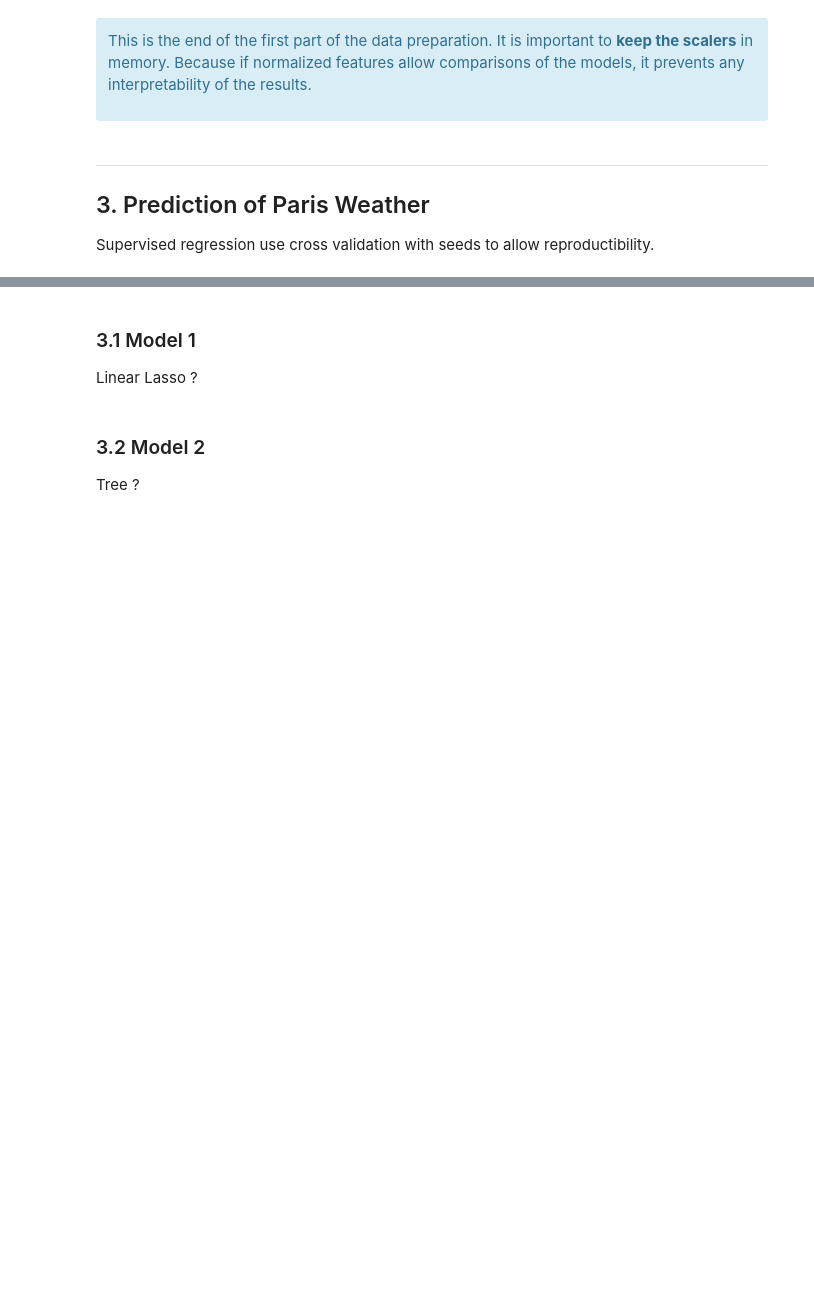
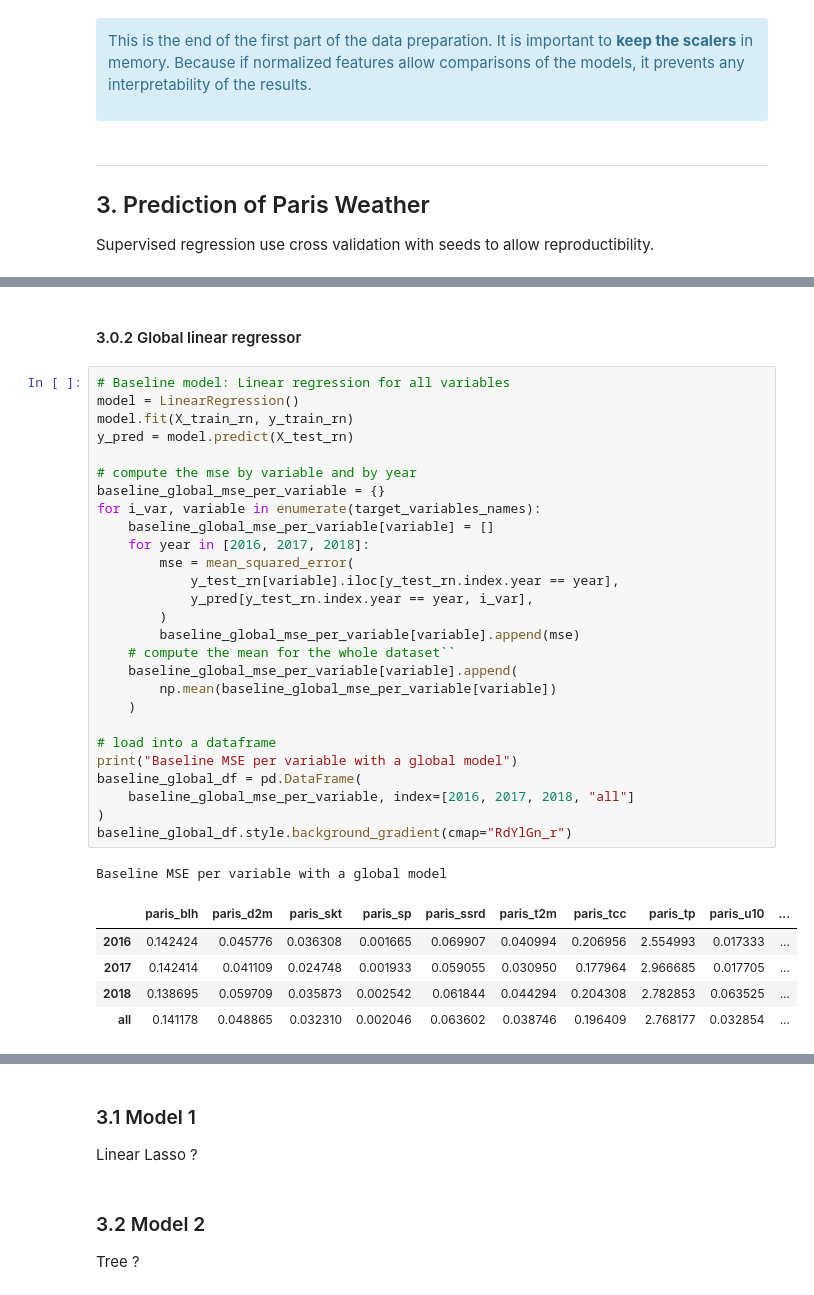
Before and after one commit to waddason/ML_ClimateEnergy_project2024, a Jupyter notebook: Main.ipynb, the cells around one changed output, grey strips where cells are left out. Saved outputs shown, nothing was run; the diff lists cells and outputs as text; blank space fills up the shorter version.

```diff
--- a/Main.ipynb
+++ b/Main.ipynb
@@ -380,0 +434,36 @@ Linear Regression
+# %% [markdown]
+#### 3.0.2 Global linear regressor
+# %%
+# Baseline model: Linear regression for all variables
+model = LinearRegression()
+model.fit(X_train_rn, y_train_rn)
+y_pred = model.predict(X_test_rn)
+
+# compute the mse by variable and by year
+baseline_global_mse_per_variable = {}
+for i_var, variable in enumerate(target_variables_names):
+    baseline_global_mse_per_variable[variable] = []
+    for year in [2016, 2017, 2018]:
+        mse = mean_squared_error(
+            y_test_rn[variable].iloc[y_test_rn.index.year == year],
+            y_pred[y_test_rn.index.year == year, i_var],
+        )
+        baseline_global_mse_per_variable[variable].append(mse)
+    # compute the mean for the whole dataset``
+    baseline_global_mse_per_variable[variable].append(
+        np.mean(baseline_global_mse_per_variable[variable])
+    )
+
+# load into a dataframe
+print("Baseline MSE per variable with a global model")
+baseline_global_df = pd.DataFrame(
+    baseline_global_mse_per_variable, index=[2016, 2017, 2018, "all"]
+)
+baseline_global_df.style.background_gradient(cmap="RdYlGn_r")
+# %% [output]
+Baseline MSE per variable with a global model
+|  | paris_blh | paris_d2m | paris_skt | paris_sp | paris_ssrd | paris_t2m | paris_tcc | paris_tp | paris_u10 | ... |
+| 2016 | 0.142424 | 0.045776 | 0.036308 | 0.001665 | 0.069907 | 0.040994 | 0.206956 | 2.554993 | 0.017333 | ... |
+| 2017 | 0.142414 | 0.041109 | 0.024748 | 0.001933 | 0.059055 | 0.030950 | 0.177964 | 2.966685 | 0.017705 | ... |
+| 2018 | 0.138695 | 0.059709 | 0.035873 | 0.002542 | 0.061844 | 0.044294 | 0.204308 | 2.782853 | 0.063525 | ... |
+| all | 0.141178 | 0.048865 | 0.032310 | 0.002046 | 0.063602 | 0.038746 | 0.196409 | 2.768177 | 0.032854 | ... |
```
Also changed, not shown: parts of 9 cells of this notebook, 4 other files.
